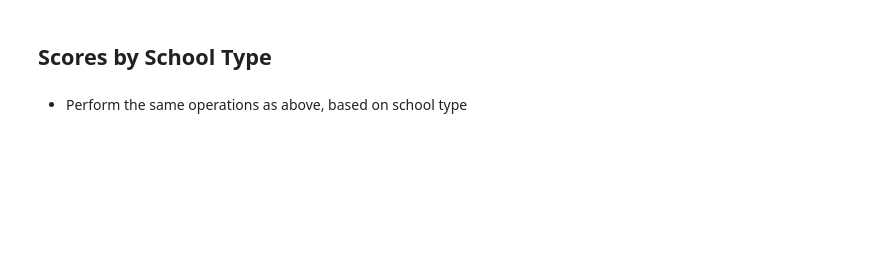
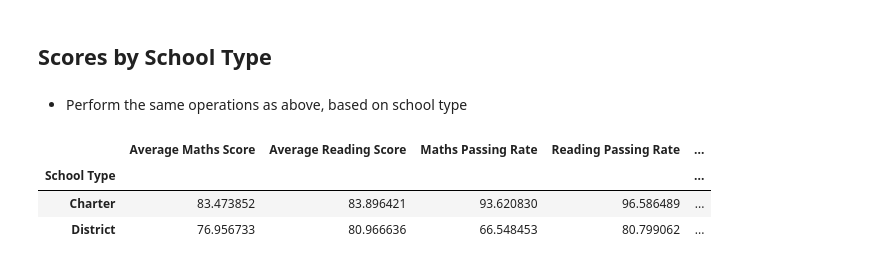
Before and after one commit to nickkyklausng/pandas-challenge, a Jupyter notebook: 02-Homework_04-Pandas_Instructions_PyCitySchools_PyCitySchools_starter.ipynb, the cells around one changed output. Cells and saved outputs as stored; diff of their text form; code cells hidden in the pictures; blank space fills up the shorter version.

```diff
--- a/02-Homework_04-Pandas_Instructions_PyCitySchools_PyCitySchools_starter.ipynb
+++ b/02-Homework_04-Pandas_Instructions_PyCitySchools_PyCitySchools_starter.ipynb
@@ -580,3 +691,23 @@ grade_summary_reading
 ## Scores by School Type
 # %% [markdown]
 * Perform the same operations as above, based on school type
+# %%
+by_school_type = school_summary.groupby(["School Type"])
+# %%
+#Determine Score & Passing rate by school types
+
+mean_maths_score = by_school_type["Average Maths Score"].mean()
+mean_reading_score = by_school_type["Average Reading Score"].mean()
+mean_maths_pass_rate = by_school_type["Maths Passing Rate"].mean()
+mean_reading_pass_rate = by_school_type["Reading Passing Rate"].mean()
+overall_percent_pass = (mean_maths_pass_rate + mean_reading_pass_rate)/2
+# %%
+#Create new dataframe for schores by school size
+
+scores_by_school_type = pd.DataFrame({"Average Maths Score":mean_maths_score, "Average Reading Score":mean_reading_score, "Maths Passing Rate": mean_maths_pass_rate, "Reading Passing Rate":mean_reading_pass_rate, "Overall Percent Pass":overall_percent_pass})
+scores_by_school_type
+# %% [output]
+|  | Average Maths Score | Average Reading Score | Maths Passing Rate | Reading Passing Rate | ... |
+| School Type |  |  |  |  | ... |
+| Charter | 83.473852 | 83.896421 | 93.620830 | 96.586489 | ... |
+| District | 76.956733 | 80.966636 | 66.548453 | 80.799062 | ... |
```
Also changed, not shown: parts of 13 cells of this notebook.
